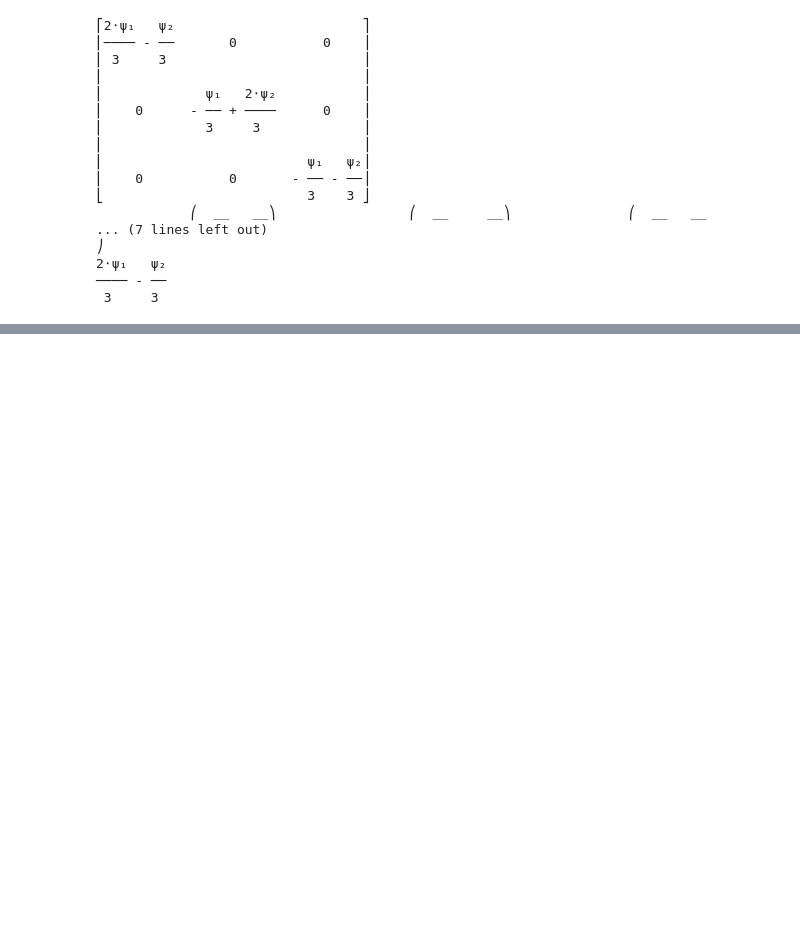
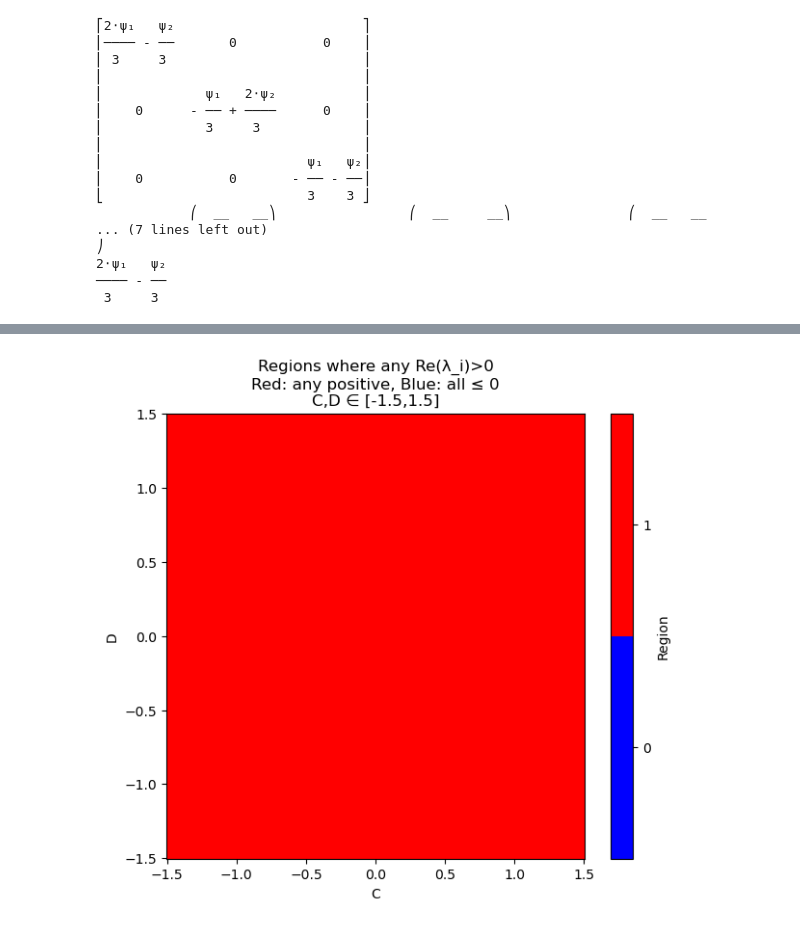
Before and after one commit to Abdullah026-debug/smectics-bulk-analysis, a Jupyter notebook: Algebra_simplifier.ipynb, the cells around one changed output, grey strips where cells are left out. Cells and saved outputs as stored; diff of their text form; code cells hidden in the pictures; blank space fills up the shorter version.

```diff
--- a/Algebra_simplifier.ipynb
+++ b/Algebra_simplifier.ipynb
@@ -65,0 +361,43 @@ So the the fixed point associated to $\cfrac{\delta F_{bulk}}{\delta \psi^{*}_{1
+# %%
+# Fixed parameter
+A = -1
+
+# Grid for C and D
+C_vals = np.linspace(-1.5, 1.5, 400)
+D_vals = np.linspace(-1.5, 1.5, 400)
+C, D = np.meshgrid(C_vals, D_vals)
+
+# Avoid singularity where denominator is zero
+den = 12 * (2*C + D)
+valid = np.abs(den) > 1e-6
+
+# Compute discriminant inside sqrt
+disc = 25*C**2 + 28*C*D + 8*D**2
+sqrt_disc = np.sqrt(disc)
+
+# Compute eigenvalues λ1 and λ2
+num1 = A * (-5*C - 2*D - sqrt_disc)
+num2 = A * (-5*C - 2*D + sqrt_disc)
+lambda1 = np.zeros_like(C, dtype=complex)
+lambda2 = np.zeros_like(C, dtype=complex)
+lambda1[valid] = num1[valid] / den[valid]
+lambda2[valid] = num2[valid] / den[valid]
+
+# Determine mask: red if any Re(λ) > 0, blue otherwise
+mask = np.zeros_like(C, dtype=int)  # 0->blue, 1->red
+mask[(np.real(lambda1) > 0) | (np.real(lambda2) > 0)] = 1
+
+# Define colormap: blue for 0, red for 1
+cmap = ListedColormap(['blue', 'red'])
+
+# Plot the heatmap
+plt.figure(figsize=(7, 6))
+plt.pcolormesh(C, D, mask, cmap=cmap, shading='auto')
+plt.colorbar(ticks=[0, 1], label='Region')
+plt.clim(-0.5, 1.5)
+plt.xlabel('C')
+plt.ylabel('D')
+plt.title('Regions where any Re(λ_i)>0\nRed: any positive, Blue: all ≤ 0\nC,D ∈ [-1.5,1.5]')
+plt.show()
+# %% [output]
+[figure, added]
```
Also changed, not shown: parts of 38 cells of this notebook.
